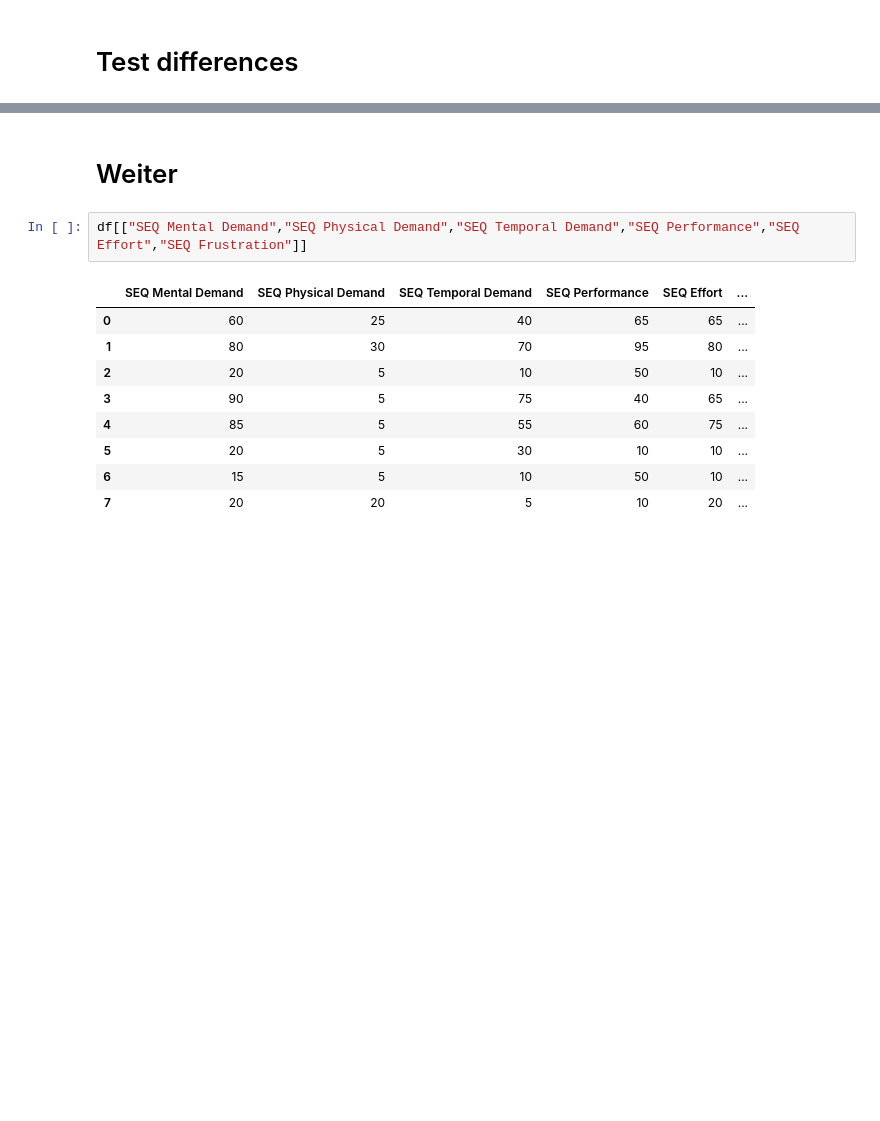
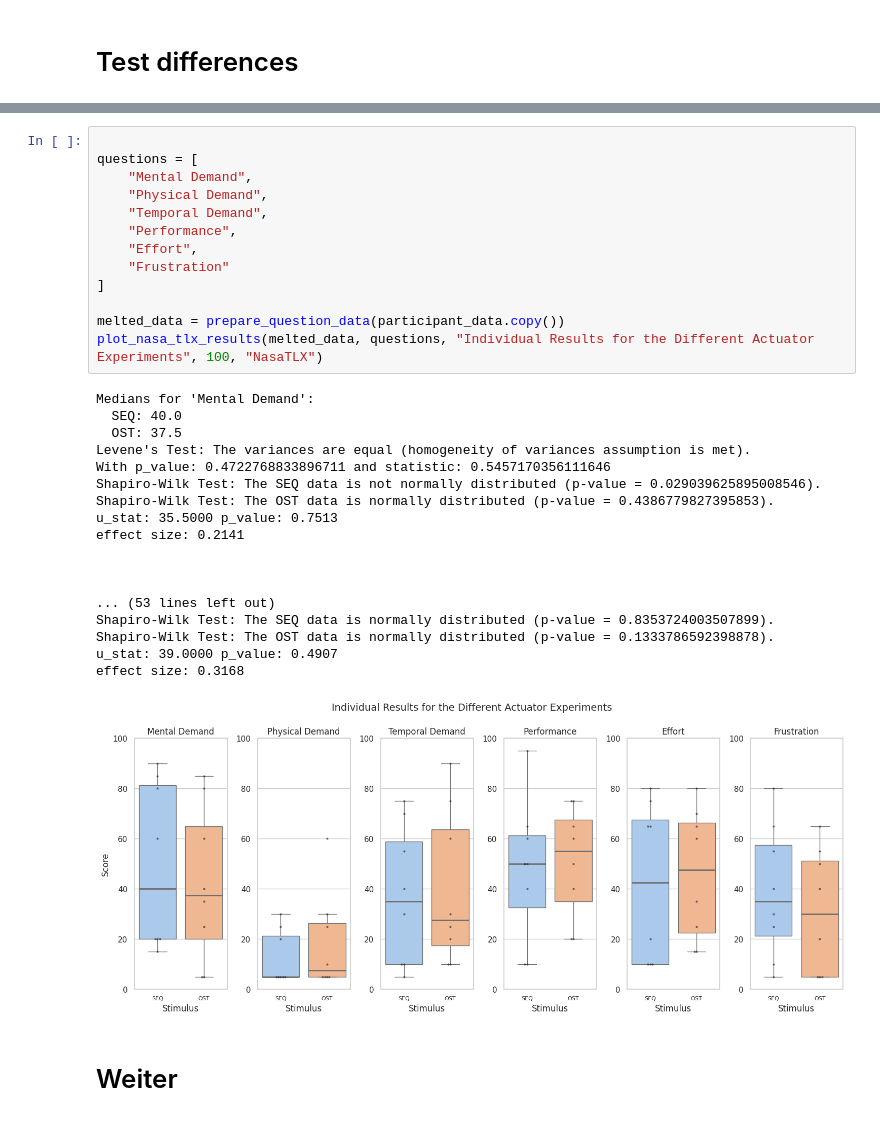
Before and after one commit to T0B1K/BrailleGloveStatistics, a Jupyter notebook: content/study2/questionnaire/study2_questionnaire.ipynb, the cells around one changed output, grey strips where cells are left out. Drawn from its saved outputs; the diff is of its cells as text; blank space fills up the shorter version.

```diff
--- a/content/study2/questionnaire/study2_questionnaire.ipynb
+++ b/content/study2/questionnaire/study2_questionnaire.ipynb
@@ -122,14 +376,34 @@ KeyboardInterrupt:
+# %%
+
+questions = [
+    "Mental Demand",
+    "Physical Demand",
+    "Temporal Demand",
+    "Performance",
+    "Effort",
+    "Frustration"
+]
+
+melted_data = prepare_question_data(participant_data.copy())
+plot_nasa_tlx_results(melted_data, questions, "Individual Results for the Different Actuator Experiments", 100, "NasaTLX")
+# %% [output]
+Medians for 'Mental Demand':
+  SEQ: 40.0
+  OST: 37.5
+Levene's Test: The variances are equal (homogeneity of variances assumption is met).
+With p_value: 0.4722768833896711 and statistic: 0.5457170356111646
+Shapiro-Wilk Test: The SEQ data is not normally distributed (p-value = 0.029039625895008546).
+Shapiro-Wilk Test: The OST data is normally distributed (p-value = 0.4386779827395853).
+u_stat: 35.5000 p_value: 0.7513
+effect size: 0.2141
+
+
+
+... (53 lines left out)
+Shapiro-Wilk Test: The SEQ data is normally distributed (p-value = 0.8353724003507899).
+Shapiro-Wilk Test: The OST data is normally distributed (p-value = 0.1333786592398878).
+u_stat: 39.0000 p_value: 0.4907
+effect size: 0.3168
+[figure, added]
 # %% [markdown]
 # Weiter
-# %%
-df[["SEQ Mental Demand","SEQ Physical Demand","SEQ Temporal Demand","SEQ Performance","SEQ Effort","SEQ Frustration"]]
-# %% [output]
-|  | SEQ Mental Demand | SEQ Physical Demand | SEQ Temporal Demand | SEQ Performance | SEQ Effort | ... |
-| 0 | 60 | 25 | 40 | 65 | 65 | ... |
-| 1 | 80 | 30 | 70 | 95 | 80 | ... |
-| 2 | 20 | 5 | 10 | 50 | 10 | ... |
-| 3 | 90 | 5 | 75 | 40 | 65 | ... |
-| 4 | 85 | 5 | 55 | 60 | 75 | ... |
-| 5 | 20 | 5 | 30 | 10 | 10 | ... |
-| 6 | 15 | 5 | 10 | 50 | 10 | ... |
-| 7 | 20 | 20 | 5 | 10 | 20 | ... |
```
Also changed, not shown: parts of 15 cells of this notebook, 5 other files.
